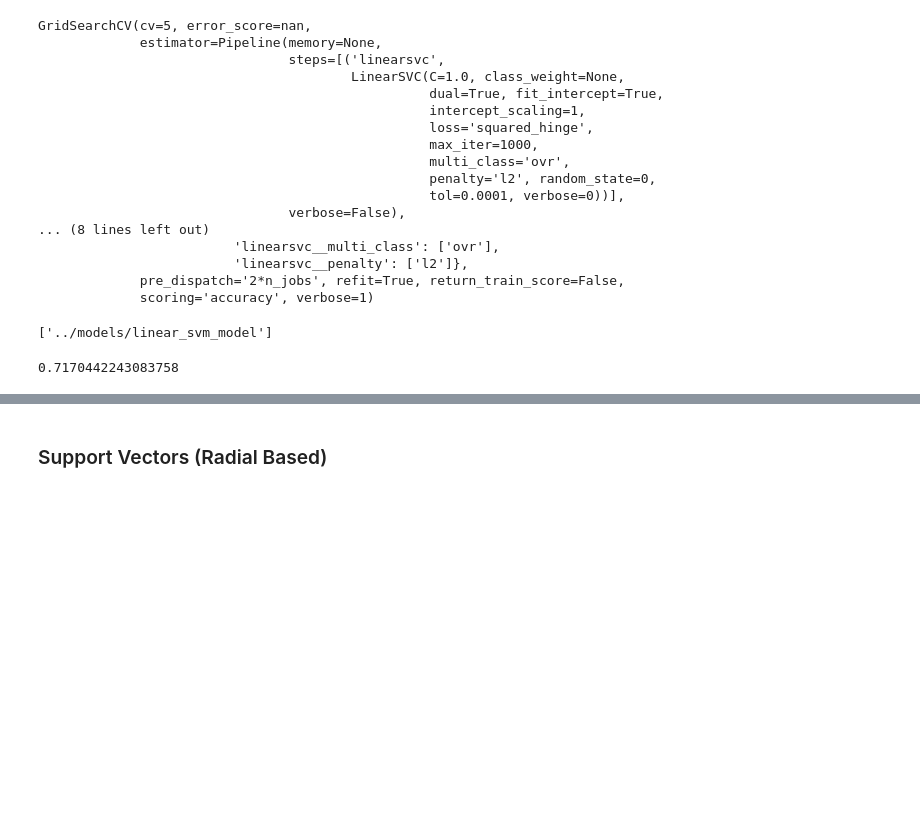
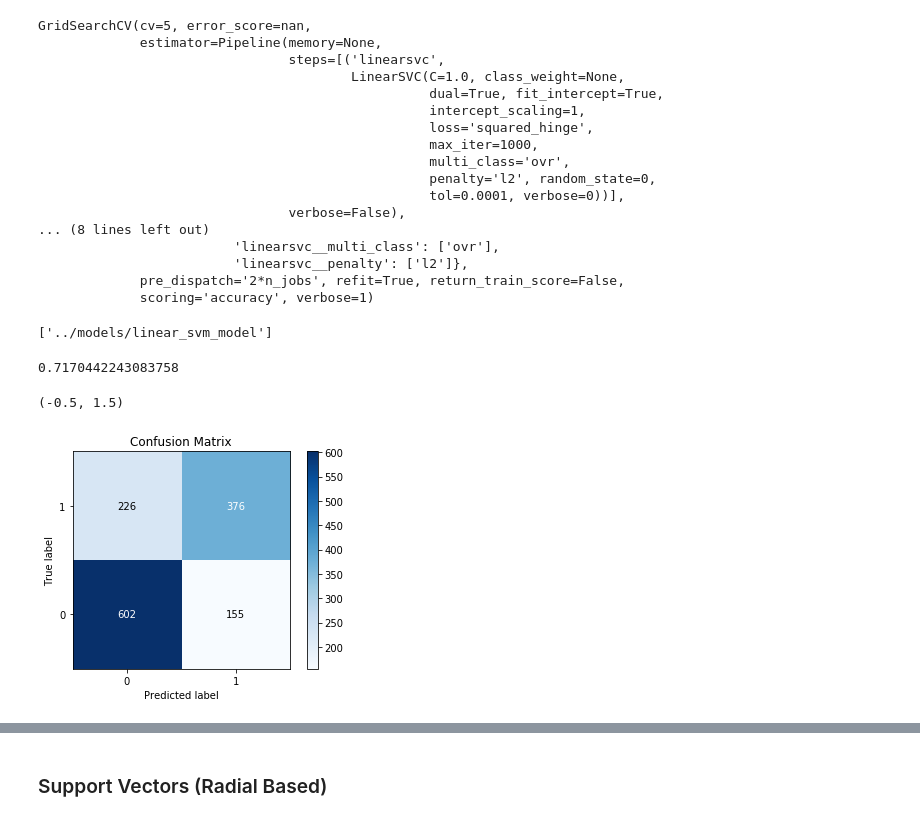
Before and after one commit to cdenbowjr/ev_chargepoint_prediction, a Jupyter notebook: notebooks/3.0-ced-modelling.ipynb, the cells around one changed output, grey strips where cells are left out. Cells and saved outputs as stored; diff of their text form; code cells hidden in the pictures; blank space fills up the shorter version.

```diff
--- a/notebooks/3.0-ced-modelling.ipynb
+++ b/notebooks/3.0-ced-modelling.ipynb
@@ -358,3 +358,9 @@ model_004 = joblib.load('../models/linear_svm_model')
 model_004.best_score_
 # %% [output]
 0.7170442243083758
+# %%
+plot_confusion_matrix(y_test,model_004.predict(X_test))
+plt.ylim(-0.5,1.5)
+# %% [output]
+(-0.5, 1.5)
+[figure, added]
```
Also changed, not shown: parts of 122 cells of this notebook, 8 other files.
